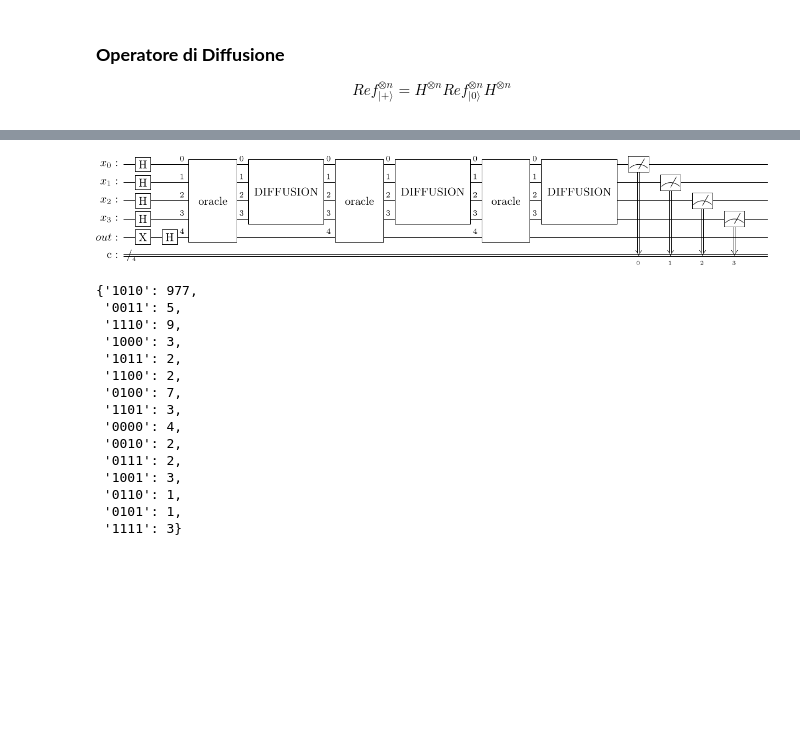
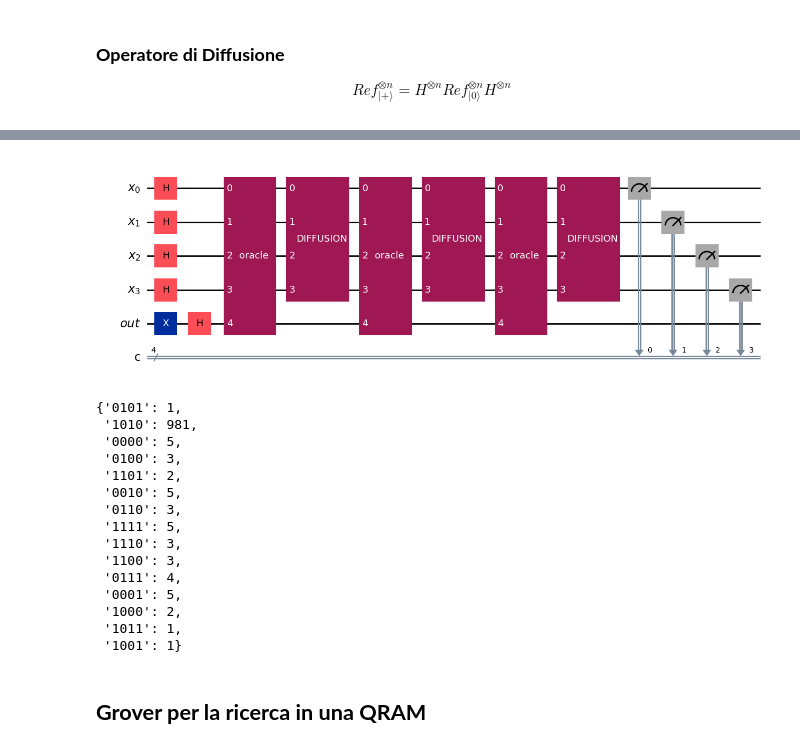
Before and after one commit to BoredDam/quantum-algorithms, a Jupyter notebook: Grover-algorithm/grover.ipynb, the cells around one changed output, grey strips where cells are left out. Cells and saved outputs as stored; diff of their text form; code cells hidden in the pictures; blank space fills up the shorter version.

```diff
--- a/Grover-algorithm/grover.ipynb
+++ b/Grover-algorithm/grover.ipynb
@@ -38,4 +39,6 @@ def grover_operator(n: int):
     return qc.to_gate(label='DIFFUSION')
 
 qc = QuantumCircuit(4)
-qc = qc.compose(grover_operator(4))
+qc = qc.compose(grover_operator(4)).decompose()
+
+qc.draw('mpl')
@@ -42,44 +47,46 @@ qc = qc.compose(grover_operator(4))
 # %%
 def grover_algorithm(U, n, M=1):
     N = 2**n
     epochs = int(np.floor(np.pi/4 * np.sqrt(N/M)))
     xr = QuantumRegister(n, 'x')
     out = QuantumRegister(1, 'out')
     c = ClassicalRegister(n, 'c')
     qc = QuantumCircuit(xr, out, c)
     G = grover_operator(n)
 
     qc.h(xr)
     qc.x(out)
     qc.h(out)
 
     for i in range(epochs):
         qc = qc.compose(U, [*xr, out])
         qc = qc.compose(G, xr)
 
     qc.measure(xr, c)
     return qc
 
 U = fo.general_boolean_oracle(4, ['0101'])
 qc = grover_algorithm(U, 4)
-qc.draw('latex')
+qc.draw('mpl')
 # %% [output]
-[figure, old version]
+[figure, new version]
 # %%
 fq.run(qc)
 # %% [output]
-{'1010': 977,
- '0011': 5,
- '1110': 9,
- '1000': 3,
- '1011': 2,
- '1100': 2,
- '0100': 7,
- '1101': 3,
- '0000': 4,
- '0010': 2,
- '0111': 2,
- '1001': 3,
- '0110': 1,
- '0101': 1,
- '1111': 3}
+{'0101': 1,
+ '1010': 981,
+ '0000': 5,
+ '0100': 3,
+ '1101': 2,
+ '0010': 5,
+ '0110': 3,
+ '1111': 5,
+ '1110': 3,
+ '1100': 3,
+ '0111': 4,
+ '0001': 5,
+ '1000': 2,
+ '1011': 1,
+ '1001': 1}
+# %% [markdown]
+## **Grover per la ricerca in una QRAM**
```
Also changed, not shown: parts of 6 cells of this notebook.
